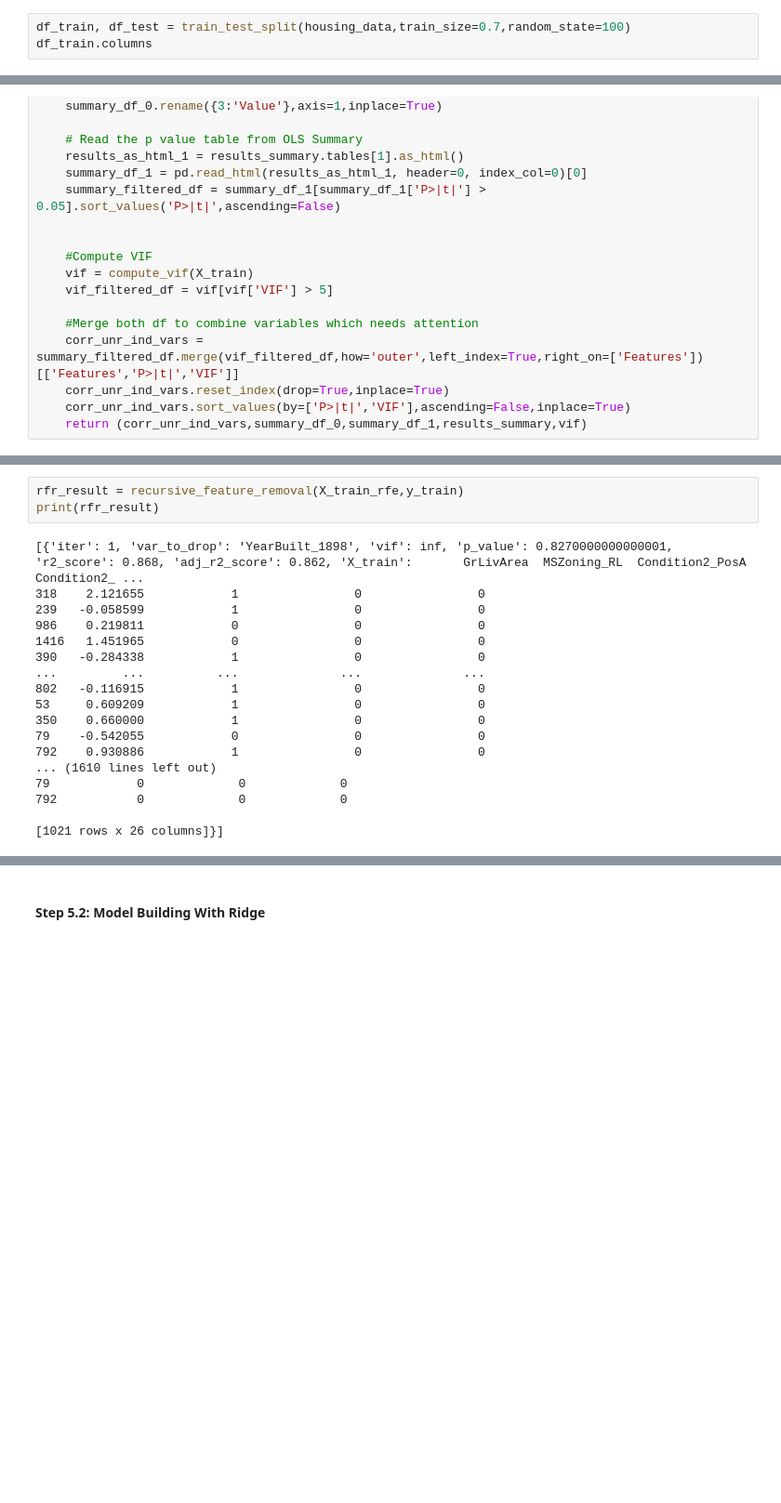
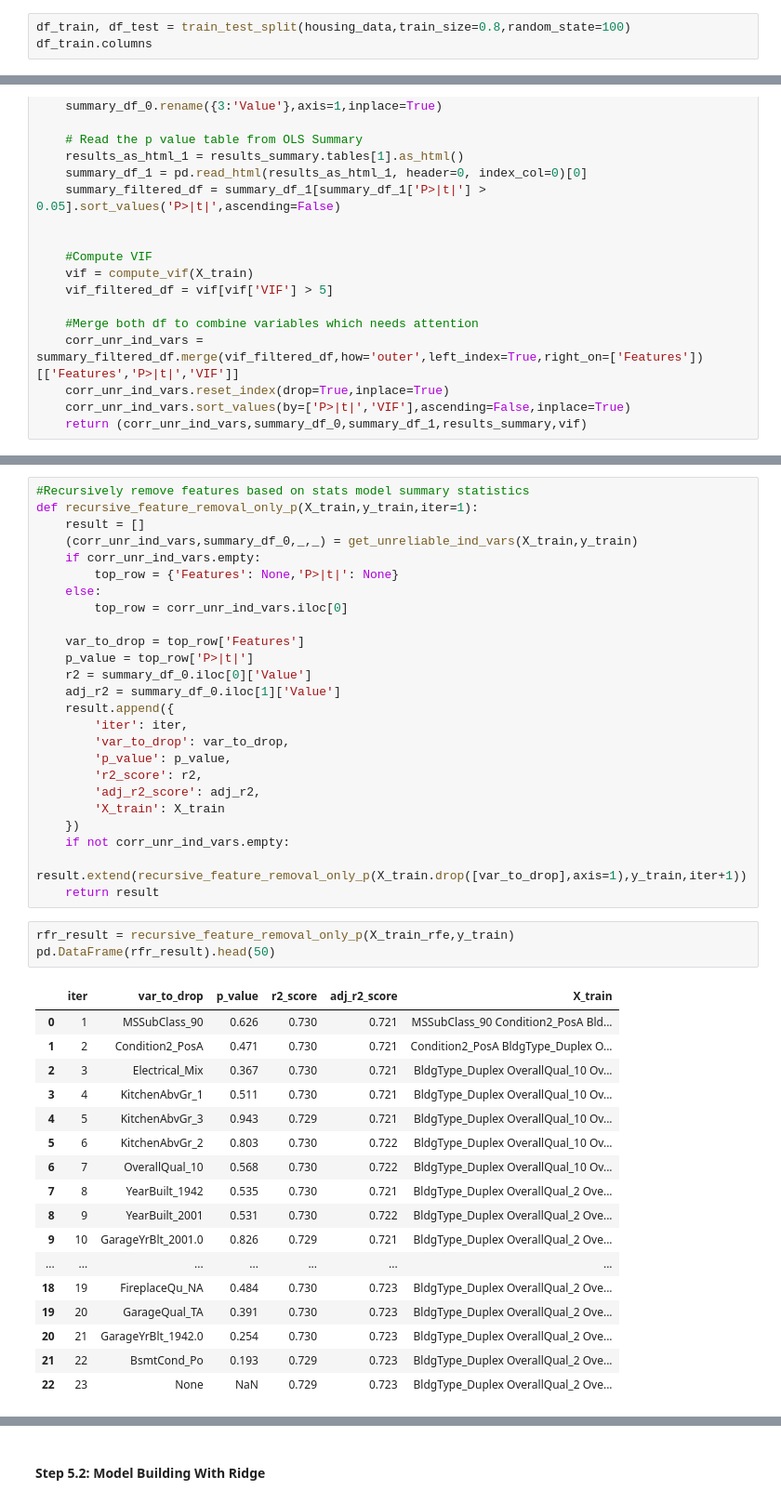
Before and after one commit to SathishKumarRamasamy/advance-regression-assignment, a Jupyter notebook: advanced-regression-assignment.ipynb, the cells around one changed output, grey strips where cells are left out. Shown: that part at 93% size. Cells and saved outputs as stored; diff of their text form; blank space fills up the shorter version.

```diff
--- a/advanced-regression-assignment.ipynb
+++ b/advanced-regression-assignment.ipynb
@@ -180,5 +260,5 @@ print(f"Number of columns after dummyEncoding {housing_data.columns.size}")
 # %% [markdown]
 #### Train test split
 # %%
-df_train, df_test = train_test_split(housing_data,train_size=0.7,random_state=100)
+df_train, df_test = train_test_split(housing_data,train_size=0.8,random_state=100)
 df_train.columns
@@ -389,22 +514,47 @@ def recursive_feature_removal(X_train,y_train,iter=1):
+# %%
+#Recursively remove features based on stats model summary statistics
+def recursive_feature_removal_only_p(X_train,y_train,iter=1):
+    result = []
+    (corr_unr_ind_vars,summary_df_0,_,_) = get_unreliable_ind_vars(X_train,y_train)
+    if corr_unr_ind_vars.empty:
+        top_row = {'Features': None,'P>|t|': None}
+    else:
+        top_row = corr_unr_ind_vars.iloc[0]
+
+    var_to_drop = top_row['Features']
+    p_value = top_row['P>|t|']
+    r2 = summary_df_0.iloc[0]['Value']
+    adj_r2 = summary_df_0.iloc[1]['Value']
+    result.append({
+        'iter': iter,
+        'var_to_drop': var_to_drop,
+        'p_value': p_value,
+        'r2_score': r2,
+        'adj_r2_score': adj_r2,
+        'X_train': X_train
+    })
+    if not corr_unr_ind_vars.empty:
+        result.extend(recursive_feature_removal_only_p(X_train.drop([var_to_drop],axis=1),y_train,iter+1))
+    return result
 # %%
-rfr_result = recursive_feature_removal(X_train_rfe,y_train)
-print(rfr_result)
+rfr_result = recursive_feature_removal_only_p(X_train_rfe,y_train)
+pd.DataFrame(rfr_result).head(50)
 # %% [output]
-[{'iter': 1, 'var_to_drop': 'YearBuilt_1898', 'vif': inf, 'p_value': 0.8270000000000001, 'r2_score': 0.868, 'adj_r2_score': 0.862, 'X_train':       GrLivArea  MSZoning_RL  Condition2_PosA  Condition2_ ...
-318    2.121655            1                0                0
-239   -0.058599            1                0                0
-986    0.219811            0                0                0
-1416   1.451965            0                0                0
-390   -0.284338            1                0                0
-...         ...          ...              ...              ...
-802   -0.116915            1                0                0
-53     0.609209            1                0                0
-350    0.660000            1                0                0
-79    -0.542055            0                0                0
-792    0.930886            1                0                0
-... (1610 lines left out)
-79            0             0             0
-792           0             0             0
-
-[1021 rows x 26 columns]}]
+|  | iter | var_to_drop | p_value | r2_score | adj_r2_score | X_train |
+| 0 | 1 | MSSubClass_90 | 0.626 | 0.730 | 0.721 | MSSubClass_90 Condition2_PosA Bld... |
+| 1 | 2 | Condition2_PosA | 0.471 | 0.730 | 0.721 | Condition2_PosA BldgType_Duplex O... |
+| 2 | 3 | Electrical_Mix | 0.367 | 0.730 | 0.721 | BldgType_Duplex OverallQual_10 Ov... |
+| 3 | 4 | KitchenAbvGr_1 | 0.511 | 0.730 | 0.721 | BldgType_Duplex OverallQual_10 Ov... |
+| 4 | 5 | KitchenAbvGr_3 | 0.943 | 0.729 | 0.721 | BldgType_Duplex OverallQual_10 Ov... |
+| 5 | 6 | KitchenAbvGr_2 | 0.803 | 0.730 | 0.722 | BldgType_Duplex OverallQual_10 Ov... |
+| 6 | 7 | OverallQual_10 | 0.568 | 0.730 | 0.722 | BldgType_Duplex OverallQual_10 Ov... |
+| 7 | 8 | YearBuilt_1942 | 0.535 | 0.730 | 0.721 | BldgType_Duplex OverallQual_2 Ove... |
+| 8 | 9 | YearBuilt_2001 | 0.531 | 0.730 | 0.722 | BldgType_Duplex OverallQual_2 Ove... |
+| 9 | 10 | GarageYrBlt_2001.0 | 0.826 | 0.729 | 0.721 | BldgType_Duplex OverallQual_2 Ove... |
+| ... | ... | ... | ... | ... | ... | ... |
+| 18 | 19 | FireplaceQu_NA | 0.484 | 0.730 | 0.723 | BldgType_Duplex OverallQual_2 Ove... |
+| 19 | 20 | GarageQual_TA | 0.391 | 0.730 | 0.723 | BldgType_Duplex OverallQual_2 Ove... |
+| 20 | 21 | GarageYrBlt_1942.0 | 0.254 | 0.730 | 0.723 | BldgType_Duplex OverallQual_2 Ove... |
+| 21 | 22 | BsmtCond_Po | 0.193 | 0.729 | 0.723 | BldgType_Duplex OverallQual_2 Ove... |
+| 22 | 23 | None | NaN | 0.729 | 0.723 | BldgType_Duplex OverallQual_2 Ove... |
 # %%
```
Also changed, not shown: parts of 24 cells of this notebook.
